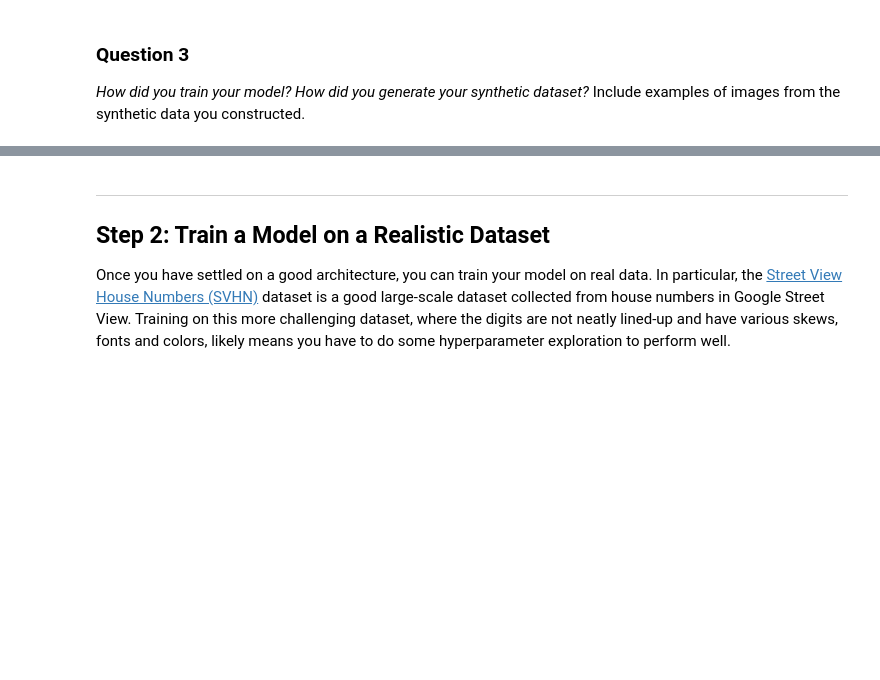
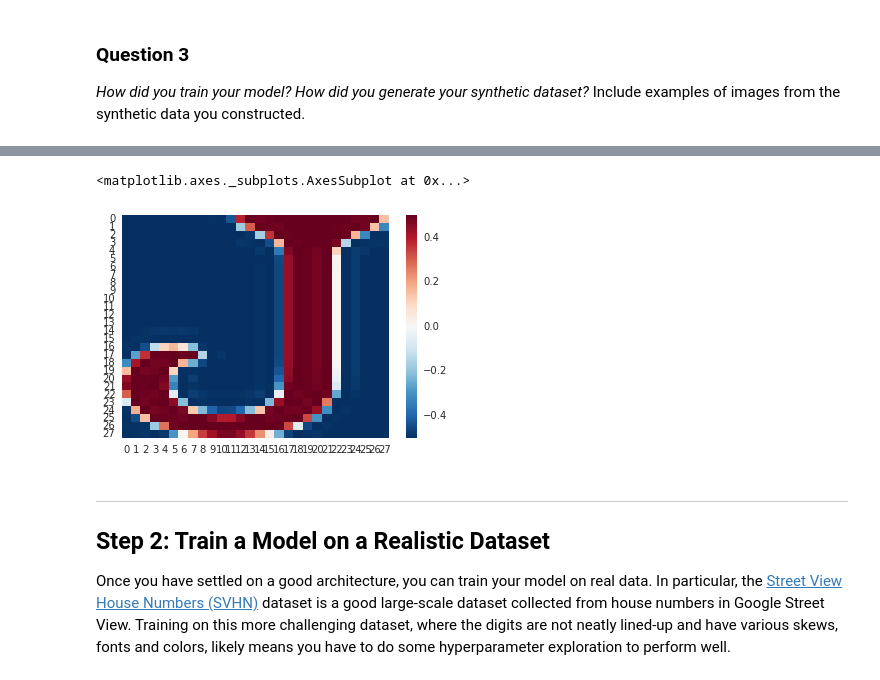
Before and after one commit to kiril-me/machine-learning, a Jupyter notebook: projects/digit_recognition/digit_recognition.ipynb, the cells around one changed output, grey strips where cells are left out. Drawn from its saved outputs; the diff is of its cells as text; code cells hidden in the pictures; blank space fills up the shorter version.

```diff
--- a/projects/digit_recognition/digit_recognition.ipynb
+++ b/projects/digit_recognition/digit_recognition.ipynb
@@ -321,3 +765,10 @@ _How did you train your model? How did you generate your synthetic dataset?_ Inc
+# %%
+import seaborn as sns
+
+sns.heatmap(train_dataset_org[1]) #test_cnt-1,:].reshape(28,28)
+# %% [output]
+<matplotlib.axes._subplots.AxesSubplot at 0x...>
+[figure, added]
 # %% [markdown]
 ----
 ## Step 2: Train a Model on a Realistic Dataset
```
Also changed, not shown: parts of 36 cells of this notebook.
